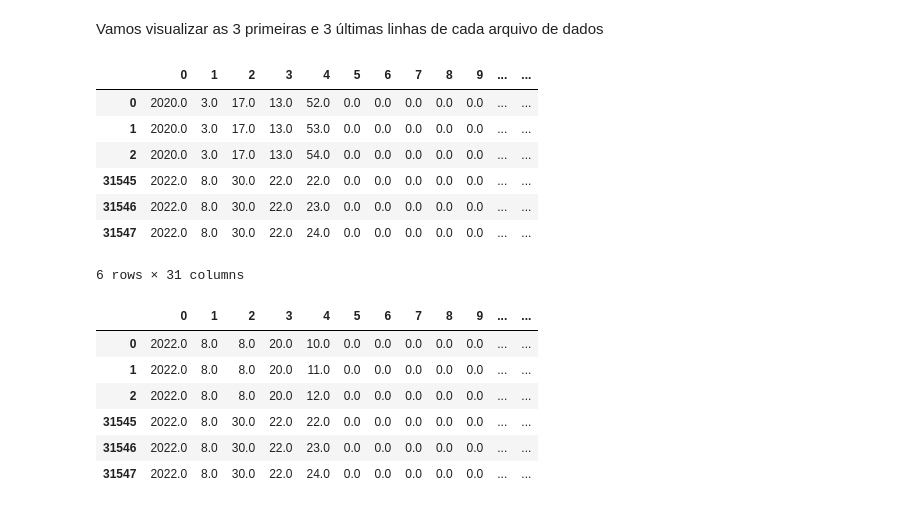
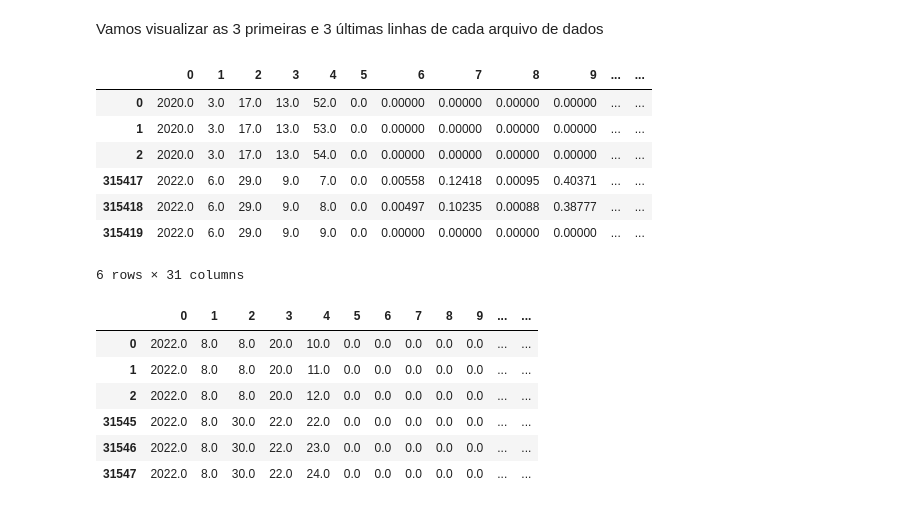
Before and after one commit to lourencocavalcante/Advanced-Topics-in-Environmental-Modeling, a Jupyter notebook: CAP_TAMA_2022_Parte1.ipynb, the cells around one changed output. Cells and saved outputs as stored; diff of their text form; code cells hidden in the pictures.

```diff
--- a/CAP_TAMA_2022_Parte1.ipynb
+++ b/CAP_TAMA_2022_Parte1.ipynb
@@ -143,15 +143,15 @@ None
 Vamos visualizar as 3 primeiras e 3 últimas linhas de cada arquivo de dados
 # %%
 #Visualização das primeiras 3 linhas e últimas 3 linhas
-df_rd80_joss_one.head(n=3).append(df_rd80_joss.tail(n=3))
+df_rd80_joss_one.head(n=3).append(df_rd80_joss_one.tail(n=3))
 # %% [output]
 |  | 0 | 1 | 2 | 3 | 4 | 5 | 6 | 7 | 8 | 9 | ... | ... |
-| 0 | 2020.0 | 3.0 | 17.0 | 13.0 | 52.0 | 0.0 | 0.0 | 0.0 | 0.0 | 0.0 | ... | ... |
-| 1 | 2020.0 | 3.0 | 17.0 | 13.0 | 53.0 | 0.0 | 0.0 | 0.0 | 0.0 | 0.0 | ... | ... |
-| 2 | 2020.0 | 3.0 | 17.0 | 13.0 | 54.0 | 0.0 | 0.0 | 0.0 | 0.0 | 0.0 | ... | ... |
-| 31545 | 2022.0 | 8.0 | 30.0 | 22.0 | 22.0 | 0.0 | 0.0 | 0.0 | 0.0 | 0.0 | ... | ... |
-| 31546 | 2022.0 | 8.0 | 30.0 | 22.0 | 23.0 | 0.0 | 0.0 | 0.0 | 0.0 | 0.0 | ... | ... |
-| 31547 | 2022.0 | 8.0 | 30.0 | 22.0 | 24.0 | 0.0 | 0.0 | 0.0 | 0.0 | 0.0 | ... | ... |
+| 0 | 2020.0 | 3.0 | 17.0 | 13.0 | 52.0 | 0.0 | 0.00000 | 0.00000 | 0.00000 | 0.00000 | ... | ... |
+| 1 | 2020.0 | 3.0 | 17.0 | 13.0 | 53.0 | 0.0 | 0.00000 | 0.00000 | 0.00000 | 0.00000 | ... | ... |
+| 2 | 2020.0 | 3.0 | 17.0 | 13.0 | 54.0 | 0.0 | 0.00000 | 0.00000 | 0.00000 | 0.00000 | ... | ... |
+| 315417 | 2022.0 | 6.0 | 29.0 | 9.0 | 7.0 | 0.0 | 0.00558 | 0.12418 | 0.00095 | 0.40371 | ... | ... |
+| 315418 | 2022.0 | 6.0 | 29.0 | 9.0 | 8.0 | 0.0 | 0.00497 | 0.10235 | 0.00088 | 0.38777 | ... | ... |
+| 315419 | 2022.0 | 6.0 | 29.0 | 9.0 | 9.0 | 0.0 | 0.00000 | 0.00000 | 0.00000 | 0.00000 | ... | ... |
 6 rows × 31 columns
 # %%
 #Visualização das primeiras 3 linhas e últimas 3 linhas
```
Also changed, not shown: parts of 24 cells of this notebook.
